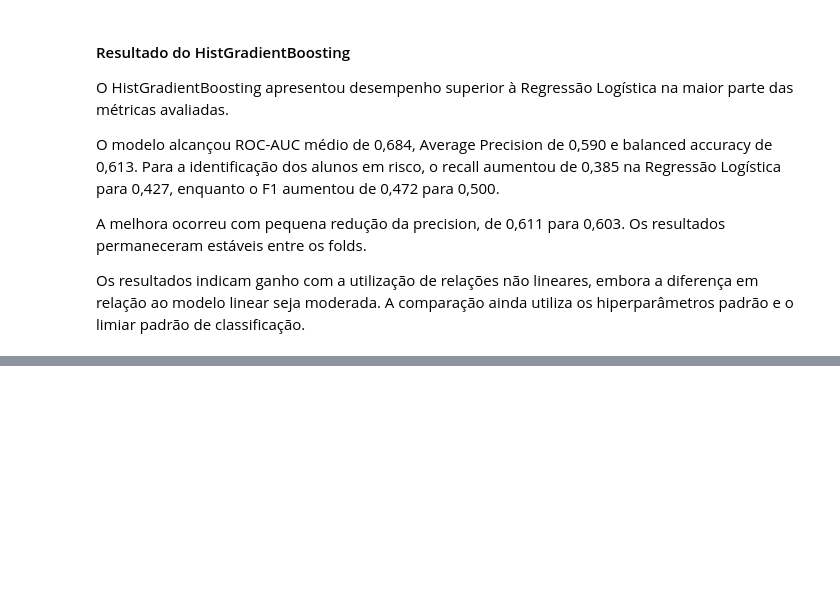
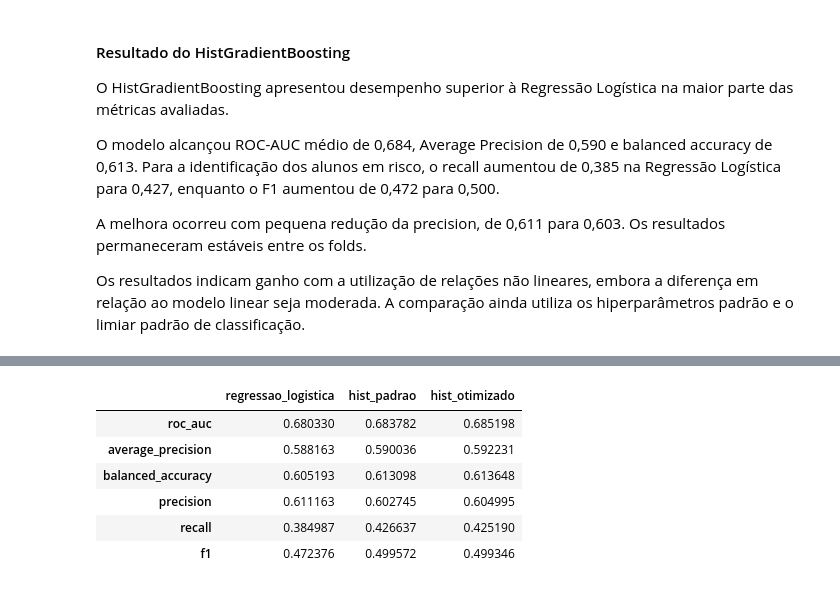
Before and after one commit to erick00denner/tech_challenge_3_alfabetizacao, a Jupyter notebook: notebooks/02_preparacao_modelagem.ipynb, the cells around one changed output, grey strips where cells are left out. Cells and saved outputs as stored; diff of their text form; code cells hidden in the pictures; blank space fills up the shorter version.

```diff
--- a/notebooks/02_preparacao_modelagem.ipynb
+++ b/notebooks/02_preparacao_modelagem.ipynb
@@ -1016,0 +1105,22 @@ Os resultados indicam ganho com a utilização de relações não lineares, embo
+# %%
+modelo_hist_otimizado = busca_hist.best_estimator_
+
+resultado_hist_otimizado = cross_validate(
+    modelo_hist_otimizado,
+    X_dev,
+    y_dev,
+    groups=groups_dev,
+    cv=cv,
+    scoring=metricas,
+    n_jobs=-1,
+)
+
+resumo_hist_otimizado = pd.DataFrame({
+    metrica: [
+        resultado_hist_otimizado[f"test_{metrica}"].mean(),
+        resultado_hist_otimizado[f"test_{metrica}"].std(),
+    ]
+    for metrica in metricas
+}, index=["media", "desvio_padrao"])
+
+resumo_hist_otimizado.T
@@ -1016,0 +1135,16 @@ Os resultados indicam ganho com a utilização de relações não lineares, embo
+# %%
+comparacao_otimizacao = pd.DataFrame({
+    "regressao_logistica": resumo_logistico.loc["media"],
+    "hist_padrao": resumo_hist_gradient.loc["media"],
+    "hist_otimizado": resumo_hist_otimizado.loc["media"],
+})
+
+comparacao_otimizacao
+# %% [output]
+|  | regressao_logistica | hist_padrao | hist_otimizado |
+| roc_auc | 0.680330 | 0.683782 | 0.685198 |
+| average_precision | 0.588163 | 0.590036 | 0.592231 |
+| balanced_accuracy | 0.605193 | 0.613098 | 0.613648 |
+| precision | 0.611163 | 0.602745 | 0.604995 |
+| recall | 0.384987 | 0.426637 | 0.425190 |
+| f1 | 0.472376 | 0.499572 | 0.499346 |
```
Also changed, not shown: parts of 7 cells of this notebook.
